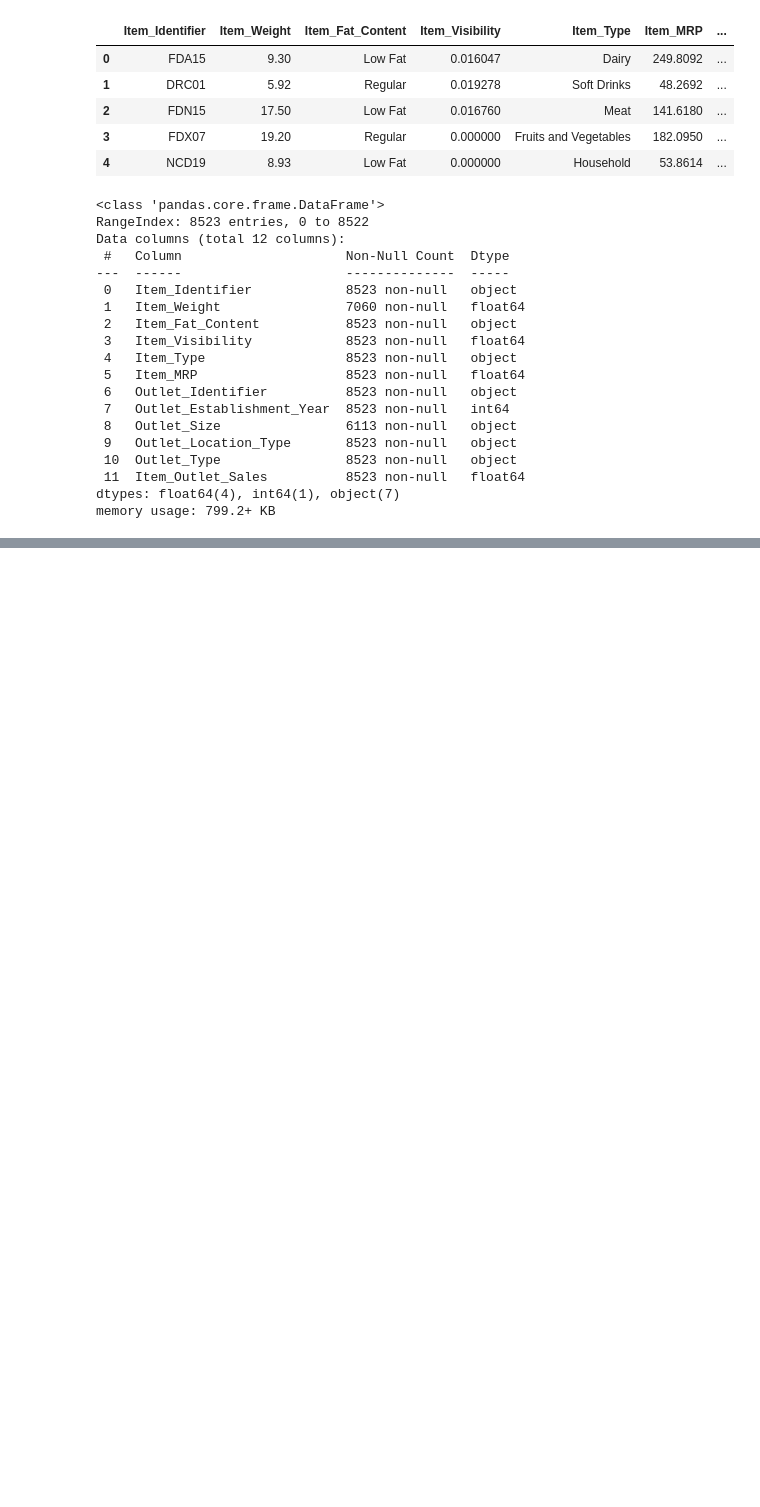
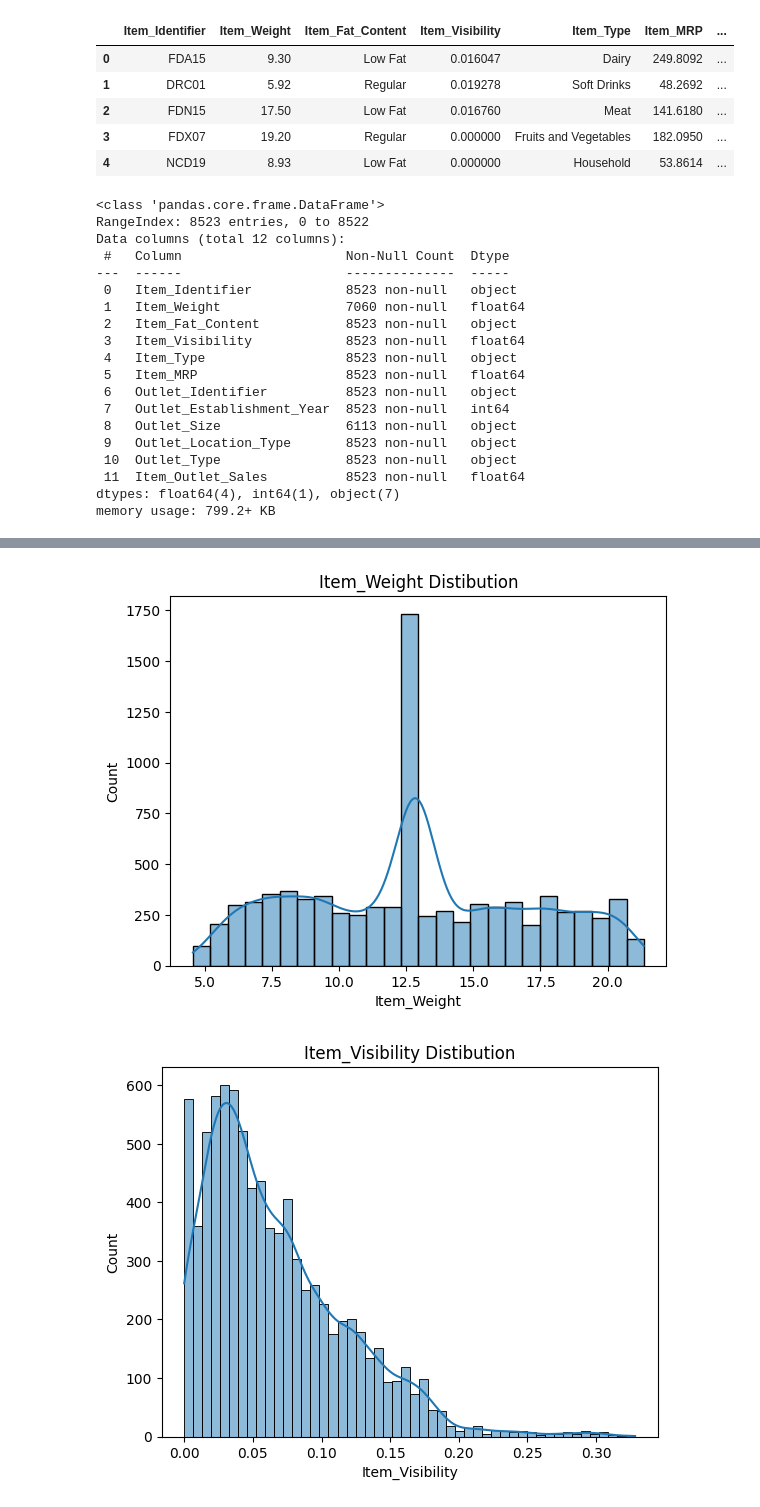
Before and after one commit to sagar-raj-yadav/Big_Mart_sales_Analysis, a Jupyter notebook: BigMart.ipynb, the cells around one changed output, grey strips where cells are left out. Saved outputs shown, nothing was run; the diff lists cells and outputs as text; code cells hidden in the pictures; blank space fills up the shorter version.

Commit message:
chartS

```diff
--- a/BigMart.ipynb
+++ b/BigMart.ipynb
@@ -112,0 +129,11 @@ dtype: int64
+# %%
+#plot Hisplot for numerical columns
+col=['Item_Weight','Item_Visibility','Item_MRP','Item_Outlet_Sales' ]
+for i in col:
+    plt.Figure(figsize=(6,6))
+    sns.histplot(bigMartDataSet[i],kde=True,palette='muted')
+    plt.title(f'{i} Distibution')
+    plt.show()
+# %% [output]
+[figure, added]
+[figure, added]
```
Also changed, not shown: parts of 22 cells of this notebook.
